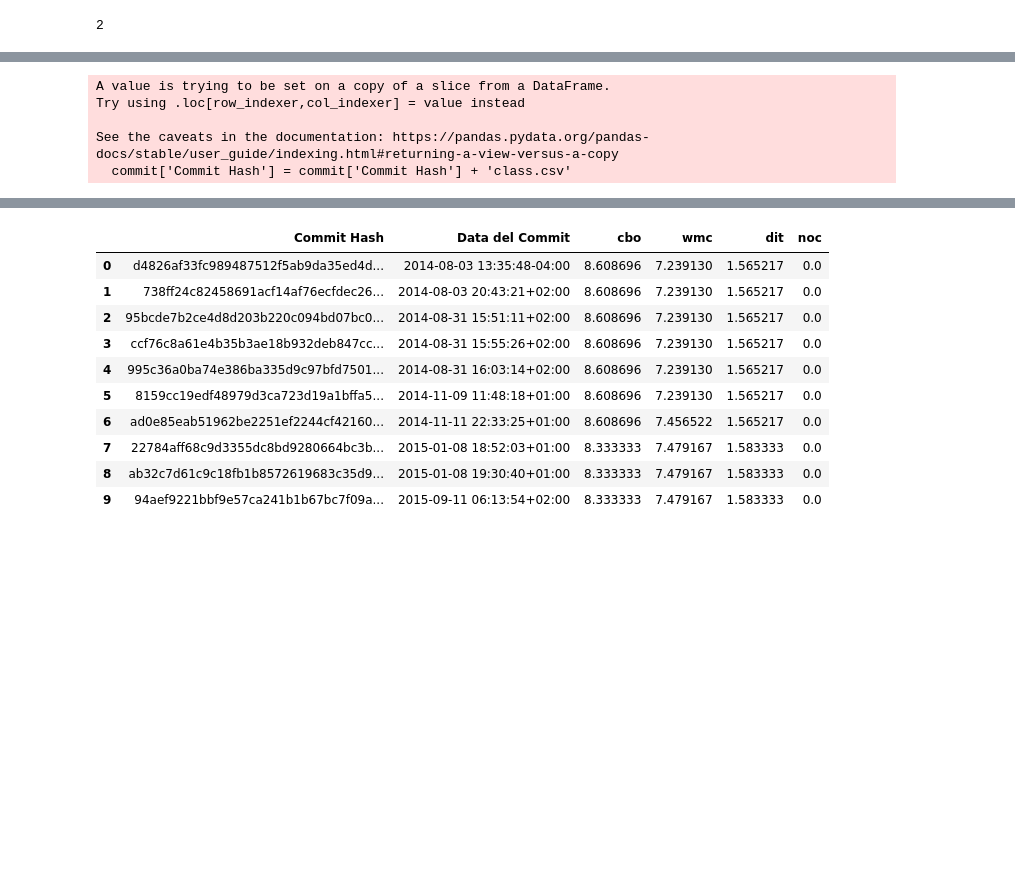
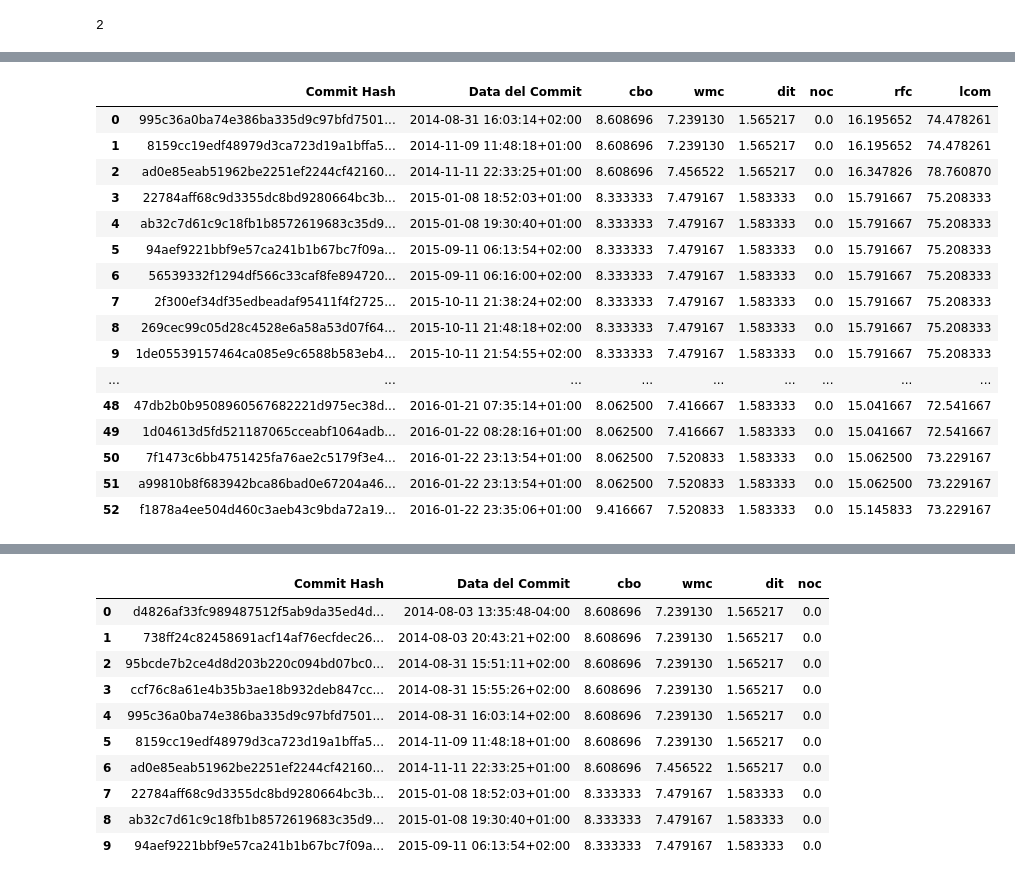
Before and after one commit to CostaMart/ing-soft2, a Jupyter notebook: provepm.ipynb, the cells around one changed output, grey strips where cells are left out. Saved outputs shown, nothing was run; the diff lists cells and outputs as text; code cells hidden in the pictures; blank space fills up the shorter version.

```diff
--- a/provepm.ipynb
+++ b/provepm.ipynb
@@ -260,8 +407,24 @@ See the caveats in the documentation: https://pandas.pydata.org/pandas-docs/stab
+# %%
+risultato= sp.generate_metrics_ck(df = df, hash1="995c36a0ba74e386ba335d9c97bfd75010c40e67", hash2="f1878a4ee504d460c3aeb43c9bda72a197a44793")
+# %%
+risultato
+# %% [output]
+|  | Commit Hash | Data del Commit | cbo | wmc | dit | noc | rfc | lcom |
+| 0 | 995c36a0ba74e386ba335d9c97bfd7501... | 2014-08-31 16:03:14+02:00 | 8.608696 | 7.239130 | 1.565217 | 0.0 | 16.195652 | 74.478261 |
+| 1 | 8159cc19edf48979d3ca723d19a1bffa5... | 2014-11-09 11:48:18+01:00 | 8.608696 | 7.239130 | 1.565217 | 0.0 | 16.195652 | 74.478261 |
+| 2 | ad0e85eab51962be2251ef2244cf42160... | 2014-11-11 22:33:25+01:00 | 8.608696 | 7.456522 | 1.565217 | 0.0 | 16.347826 | 78.760870 |
+| 3 | 22784aff68c9d3355dc8bd9280664bc3b... | 2015-01-08 18:52:03+01:00 | 8.333333 | 7.479167 | 1.583333 | 0.0 | 15.791667 | 75.208333 |
+| 4 | ab32c7d61c9c18fb1b8572619683c35d9... | 2015-01-08 19:30:40+01:00 | 8.333333 | 7.479167 | 1.583333 | 0.0 | 15.791667 | 75.208333 |
+| 5 | 94aef9221bbf9e57ca241b1b67bc7f09a... | 2015-09-11 06:13:54+02:00 | 8.333333 | 7.479167 | 1.583333 | 0.0 | 15.791667 | 75.208333 |
+| 6 | 56539332f1294df566c33caf8fe894720... | 2015-09-11 06:16:00+02:00 | 8.333333 | 7.479167 | 1.583333 | 0.0 | 15.791667 | 75.208333 |
+| 7 | 2f300ef34df35edbeadaf95411f4f2725... | 2015-10-11 21:38:24+02:00 | 8.333333 | 7.479167 | 1.583333 | 0.0 | 15.791667 | 75.208333 |
+| 8 | 269cec99c05d28c4528e6a58a53d07f64... | 2015-10-11 21:48:18+02:00 | 8.333333 | 7.479167 | 1.583333 | 0.0 | 15.791667 | 75.208333 |
+| 9 | 1de05539157464ca085e9c6588b583eb4... | 2015-10-11 21:54:55+02:00 | 8.333333 | 7.479167 | 1.583333 | 0.0 | 15.791667 | 75.208333 |
+| ... | ... | ... | ... | ... | ... | ... | ... | ... |
+| 48 | 47db2b0b9508960567682221d975ec38d... | 2016-01-21 07:35:14+01:00 | 8.062500 | 7.416667 | 1.583333 | 0.0 | 15.041667 | 72.541667 |
+| 49 | 1d04613d5fd521187065cceabf1064adb... | 2016-01-22 08:28:16+01:00 | 8.062500 | 7.416667 | 1.583333 | 0.0 | 15.041667 | 72.541667 |
+| 50 | 7f1473c6bb4751425fa76ae2c5179f3e4... | 2016-01-22 23:13:54+01:00 | 8.062500 | 7.520833 | 1.583333 | 0.0 | 15.062500 | 73.229167 |
+| 51 | a99810b8f683942bca86bad0e67204a46... | 2016-01-22 23:13:54+01:00 | 8.062500 | 7.520833 | 1.583333 | 0.0 | 15.062500 | 73.229167 |
+| 52 | f1878a4ee504d460c3aeb43c9bda72a19... | 2016-01-22 23:35:06+01:00 | 9.416667 | 7.520833 | 1.583333 | 0.0 | 15.145833 | 73.229167 |
 # %%
-result, index , df= sp.generate_ck_metrics(year=2015, folder = "repository")
+resultyear= sp.generate_ck_metrics(year=2015, folder = "repository")
-# %% [output]
-A value is trying to be set on a copy of a slice from a DataFrame.
-Try using .loc[row_indexer,col_indexer] = value instead
-
-See the caveats in the documentation: https://pandas.pydata.org/pandas-docs/stable/user_guide/indexing.html#returning-a-view-versus-a-copy
-  commit['Commit Hash'] = commit['Commit Hash'] + 'class.csv'
```
Also changed, not shown: parts of 25 cells of this notebook, 5 other files.
